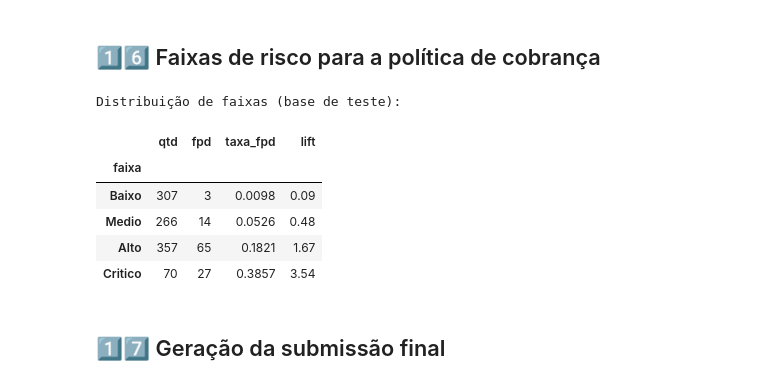
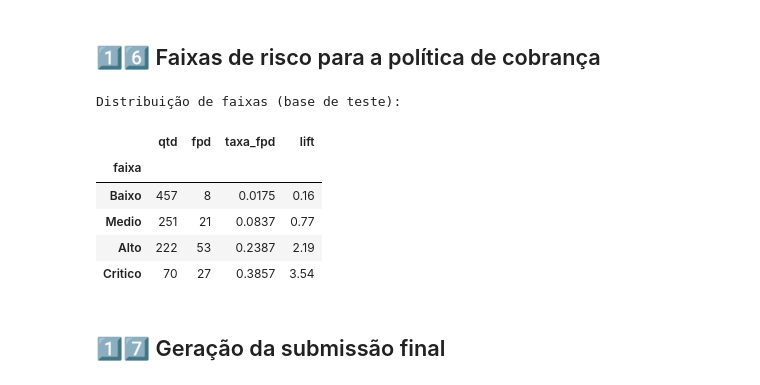
Before and after one commit to daviferreira-dev/Science_Hackathon_TMB, a Jupyter notebook: tmb.ipynb, the cells around one changed output. Cells and saved outputs as stored; diff of their text form; code cells hidden in the pictures.

```diff
--- a/tmb.ipynb
+++ b/tmb.ipynb
@@ -679,25 +679,25 @@ tab
 ## 1️⃣6️⃣ Faixas de risco para a política de cobrança
 # %%
 def classificar_faixa(p):
-    if p < 0.12:  return 'Baixo'
-    if p < 0.36:  return 'Medio'
+    if p < 0.25:  return 'Baixo'
+    if p < 0.50:  return 'Medio'
     if p < 0.75:  return 'Alto'
     return 'Critico'
 
 df_decis['faixa'] = df_decis['proba'].apply(classificar_faixa)
 faixa_tab = df_decis.groupby('faixa').agg(
     qtd=('y','size'), fpd=('y','sum'), taxa_fpd=('y','mean')
 ).reindex(['Baixo','Medio','Alto','Critico']).round(4)
 faixa_tab['lift'] = (faixa_tab['taxa_fpd'] / y_test.mean()).round(2)
 print('Distribuição de faixas (base de teste):')
 faixa_tab
 # %% [output]
 Distribuição de faixas (base de teste):
 |  | qtd | fpd | taxa_fpd | lift |
 | faixa |  |  |  |  |
-| Baixo | 307 | 3 | 0.0098 | 0.09 |
-| Medio | 266 | 14 | 0.0526 | 0.48 |
-| Alto | 357 | 65 | 0.1821 | 1.67 |
+| Baixo | 457 | 8 | 0.0175 | 0.16 |
+| Medio | 251 | 21 | 0.0837 | 0.77 |
+| Alto | 222 | 53 | 0.2387 | 2.19 |
 | Critico | 70 | 27 | 0.3857 | 3.54 |
 # %% [markdown]
 ## 1️⃣7️⃣ Geração da submissão final
```
